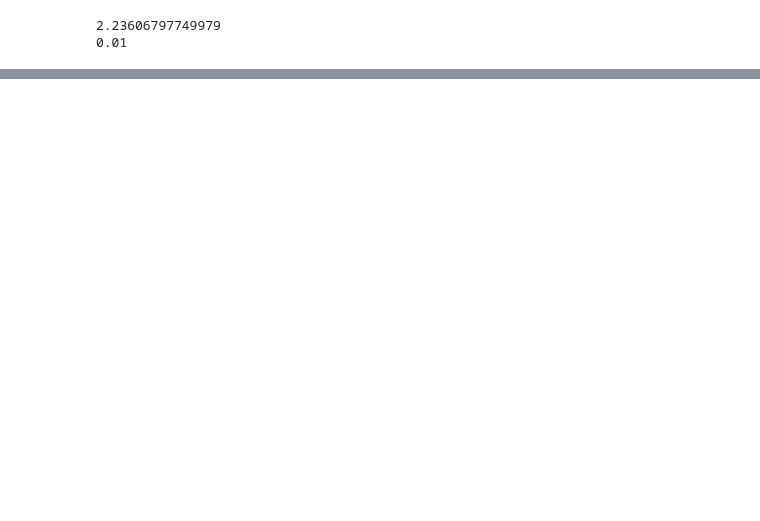
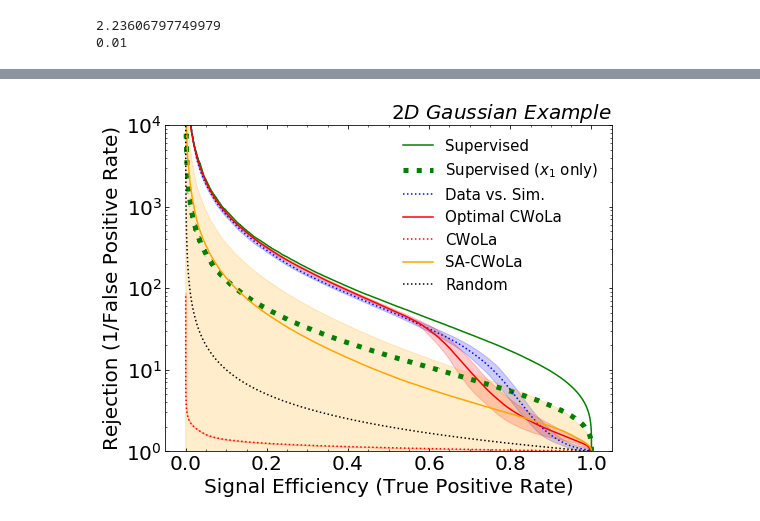
Before and after one commit to bnachman/DCTRHunting, a Jupyter notebook: CWoLaSimulationAssistedDecorrelation_Toy.ipynb, the cells around one changed output, grey strips where cells are left out. Cells and saved outputs as stored; diff of their text form; code cells hidden in the pictures; blank space fills up the shorter version.

```diff
--- a/CWoLaSimulationAssistedDecorrelation_Toy.ipynb
+++ b/CWoLaSimulationAssistedDecorrelation_Toy.ipynb
@@ -613,44 +662,48 @@ plt.savefig('plots/imperfect_sim_averaged_5/toy_lambda_50.pdf', bbox_inches='tig
 # %%
 # Plot with banding
 
 fig = plt.figure(figsize=(8, 6))
 gs = gridspec.GridSpec(1, 1, height_ratios=[1])
 ax0 = plt.subplot(gs[0])
 ax0.yaxis.set_ticks_position('both')
 ax0.xaxis.set_ticks_position('both')
 ax0.tick_params(direction="in",which="both")
 ax0.minorticks_on()
 plt.xticks(fontsize=20)
 plt.yticks(fontsize=20)
 
 plt.yscale("log")
 plt.ylim([1,1e4])
 
-plt.plot(tpr_sup,1./fpr_sup,label="Supervised",color='green')
-plt.plot(tpr_sup1d,1./fpr_sup1d,label="Supervised ($x_1$ only)",color='green',ls=":",linewidth=5)
+with np.errstate(divide='ignore'):
+    plt.plot(tpr_sup,1./fpr_sup,label="Supervised",color='green')
+    plt.plot(tpr_sup1d,1./fpr_sup1d,label="Supervised ($x_1$ only)",color='green',ls=":",linewidth=5)
 
-plt.plot(tpr_pts, dvsim_med,label="Data vs. Sim.",color="blue",ls=":")
-plt.fill_between(tpr_pts, dvsim_max, dvsim_min, color='blue', alpha=0.2)
+plt.plot(tpr_pts, dvsim_mean,label="Data vs. Sim.",color="blue",ls=":")
+plt.fill_between(tpr_pts, dvsim_mean+dvsim_std, dvsim_mean-dvsim_std, color='blue', alpha=0.2)
 
-plt.plot(tpr_pts, ocwola_med,label="Optimal CWoLa",color="red")
-plt.fill_between(tpr_pts, ocwola_max, ocwola_min, color='red', alpha=0.2)
+plt.plot(tpr_pts, ocwola_mean,label="Optimal CWoLa",color="red")
+plt.fill_between(tpr_pts, ocwola_mean+ocwola_std, ocwola_mean-ocwola_std, color='red', alpha=0.2)
 
-plt.plot(tpr_pts, cwola_med,label="CWoLa",color="red",ls=":")
-plt.fill_between(tpr_pts, cwola_max, cwola_min, color='red', alpha=0.2)
+plt.plot(tpr_pts, cwola_mean,label="CWoLa",color="red",ls=":")
+plt.fill_between(tpr_pts, cwola_mean+cwola_std, cwola_mean-cwola_std, color='red', alpha=0.2)
 
-plt.plot(tpr_pts, sacwola_med,label="SA-CWoLa",color="orange")
-plt.fill_between(tpr_pts, sacwola_max, sacwola_min, color='orange', alpha=0.2)
+plt.plot(tpr_pts, sacwola_mean,label="SA-CWoLa",color="orange")
+plt.fill_between(tpr_pts, sacwola_mean+sacwola_std, sacwola_mean-sacwola_std, color='orange', alpha=0.2)
 
-plt.plot(tpr_sup,1./tpr_sup,color="black",ls=":",label="Random")
+with np.errstate(divide='ignore'):
+    plt.plot(tpr_sup,1./tpr_sup,color="black",ls=":",label="Random")
 
 plt.xlabel(r'Signal Efficiency (True Positive Rate)',fontsize=20)
 plt.ylabel(r"Rejection (1/False Positive Rate)",fontsize=20)
 plt.legend(frameon=False,fontsize=15,loc="upper right")
 
 plt.title("$2D$ $Gaussian$ $Example$",fontsize=20,loc="right")
 
-plt.savefig('plots/imperfect_sim_averaged_5/toy_lambda_50_banded.png', bbox_inches='tight', padinches=0)
-plt.savefig('plots/imperfect_sim_averaged_5/toy_lambda_50_banded.pdf', bbox_inches='tight', padinches=0)
+plt.savefig('plots/perfect_sim/toy_lambda_20_banded.png', bbox_inches='tight', padinches=0)
+plt.savefig('plots/perfect_sim/toy_lambda_20_banded.pdf', bbox_inches='tight', padinches=0)
+# %% [output]
+[figure, added]
 # %%
 # Plot individual bands
 
```
Also changed, not shown: parts of 17 cells of this notebook, 48 other files.
